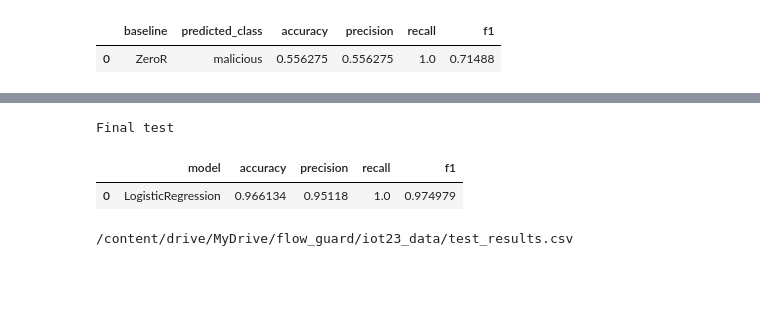
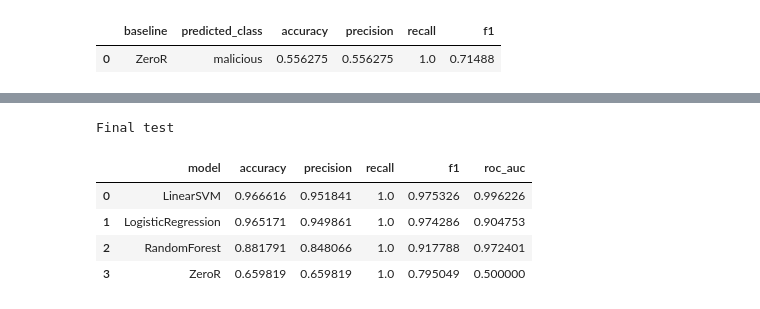
Before and after one commit to kirobaghdad/flow-guard, a Jupyter notebook: notebooks/flow_guard.ipynb, the cells around one changed output, grey strips where cells are left out. Cells and saved outputs as stored; diff of their text form; code cells hidden in the pictures; blank space fills up the shorter version.

```diff
--- a/notebooks/flow_guard.ipynb
+++ b/notebooks/flow_guard.ipynb
@@ -701,17 +687,15 @@ val_comparison = pd.concat(
 val_comparison = (
     val_comparison[val_comparison["split"] == "val"]
     [["model", "accuracy", "precision", "recall", "f1"]]
-    .sort_values(["f1", "accuracy"], ascending=False)
+    .sort_values(["f1", "accuracy"], ascending=[False, False])
     .reset_index(drop=True)
 )
 
 best_model = val_comparison.loc[0, "model"]
-val_comparison.to_csv(OUT_DIR / "model_compare.csv", index=False)
 
 print("Validation comparison")
 display(val_comparison)
 print("Best model:", best_model)
-print(OUT_DIR / "model_compare.csv")
 # %% [output]
 Validation comparison
 |  | model | accuracy | precision | recall | f1 |
@@ -724,33 +707,68 @@ Best model: LogisticRegression
 # %%
-models = {
-    "ZeroR": (pd.Series(zeror_class, index=y_test.index), None),
-    "LogisticRegression": (lr.predict(X_test), lr),
-    "LinearSVM": (svm.predict(X_test), svm),
-    "RandomForest": (rf.predict(X_test), rf),
+fitted_models = {
+    "LogisticRegression": lr,
+    "LinearSVM": svm,
+    "RandomForest": rf,
 }
 
-test_pred, final_model = models[best_model]
+
+def positive_score(model_name):
+    if model_name == "ZeroR":
+        return pd.Series(float(zeror_class == "malicious"), index=y_test.index)
+
+    model = fitted_models[model_name]
+    estimator = model.named_steps["model"]
+
+    if hasattr(estimator, "predict_proba"):
+        malicious_idx = list(estimator.classes_).index("malicious")
+        return model.predict_proba(X_test_df)[:, malicious_idx]
+
+    return model.decision_function(X_test_df)
+
+
+test_predictions = {
+    "ZeroR": pd.Series(zeror_class, index=y_test.index),
+    **{model_name: model.predict(X_test_df) for model_name, model in fitted_models.items()},
+}
+
+test_scores = {
+    model_name: positive_score(model_name)
+    for model_name in test_predictions
+}
+
+y_test_bin = y_test.eq("malicious").astype(int)
 
 test_summary = pd.DataFrame(
-    {
-        "model": [best_model],
-        "accuracy": [accuracy_score(y_test, test_pred)],
-        "precision": [precision_score(y_test, test_pred, pos_label="malicious", zero_division=0)],
-        "recall": [recall_score(y_test, test_pred, pos_label="malicious", zero_division=0)],
-        "f1": [f1_score(y_test, test_pred, pos_label="malicious", zero_division=0)],
-    }
+    [
+        {
+            "model": model_name,
+            **metric_row(y_test, pred),
+            "roc_auc": roc_auc_score(y_test_bin, test_scores[model_name]),
+        }
+        for model_name, pred in test_predictions.items()
+    ]
 )
 
-test_summary.to_csv(OUT_DIR / "test_results.csv", index=False)
+test_summary = (
+    test_summary
+    .set_index("model")
+    .loc[val_comparison["model"]]
+    .reset_index()
+)
+
+test_pred = test_predictions[best_model]
+test_score = test_scores[best_model]
+final_model = fitted_models.get(best_model)
 
 print("Final test")
 display(test_summary)
-print(OUT_DIR / "test_results.csv")
 # %% [output]
 Final test
-|  | model | accuracy | precision | recall | f1 |
-| 0 | LogisticRegression | 0.966134 | 0.95118 | 1.0 | 0.974979 |
+|  | model | accuracy | precision | recall | f1 | roc_auc |
+| 0 | LinearSVM | 0.966616 | 0.951841 | 1.0 | 0.975326 | 0.996226 |
+| 1 | LogisticRegression | 0.965171 | 0.949861 | 1.0 | 0.974286 | 0.904753 |
+| 2 | RandomForest | 0.881791 | 0.848066 | 1.0 | 0.917788 | 0.972401 |
+| 3 | ZeroR | 0.659819 | 0.659819 | 1.0 | 0.795049 | 0.500000 |
-/content/drive/MyDrive/flow_guard/iot23_data/test_results.csv
 # %%
 labels = ["benign", "malicious"]
 cm = pd.DataFrame(
```
Also changed, not shown: parts of 11 cells of this notebook, 2 other files.
